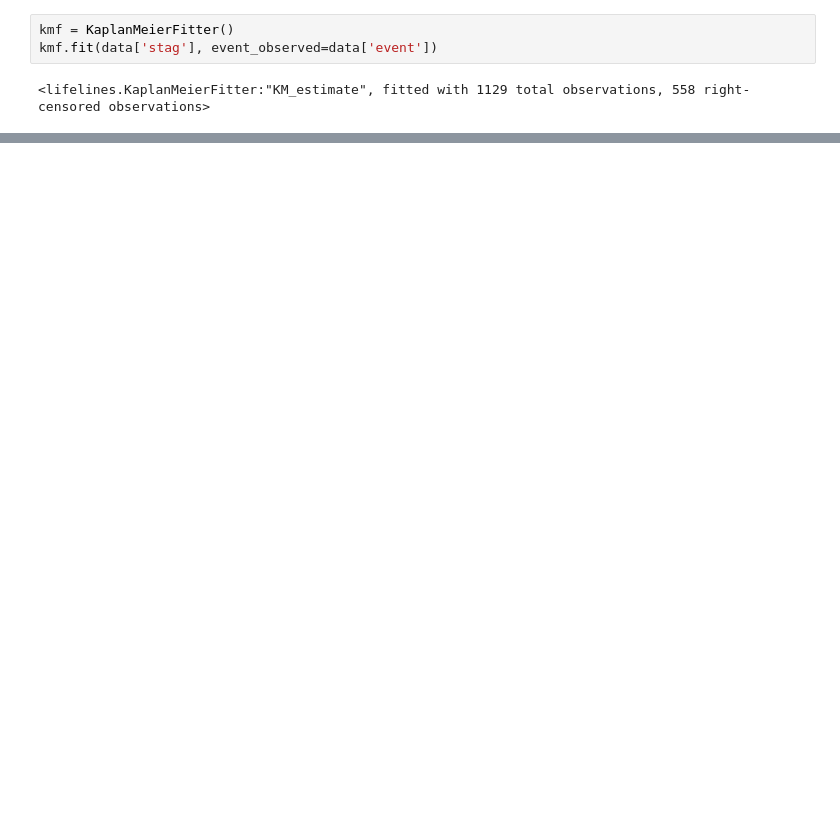
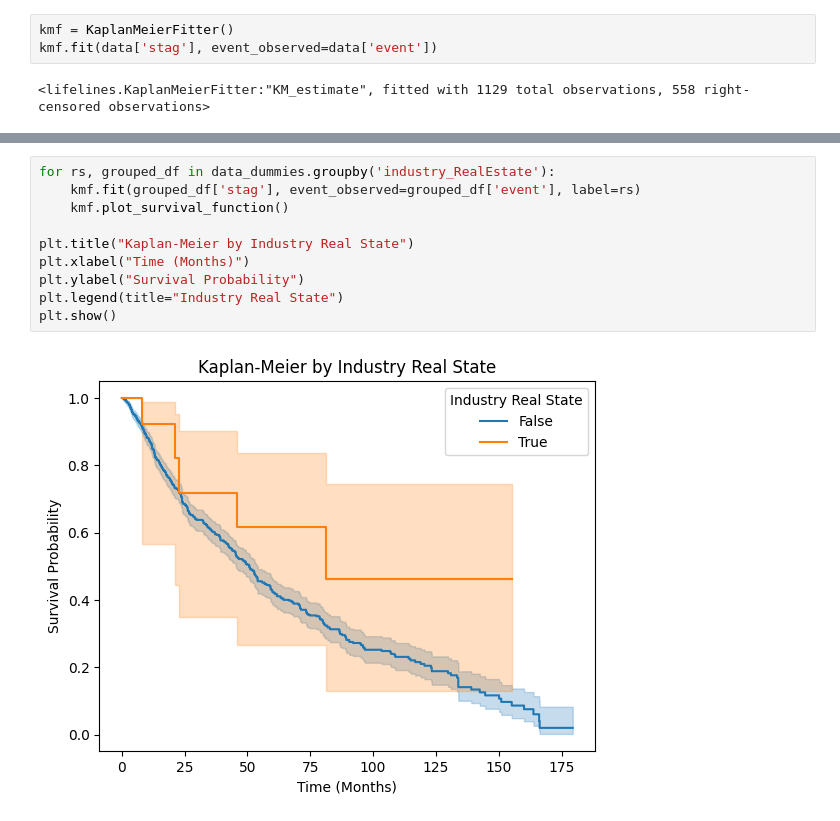
Before and after one commit to DiegoMZD/EmployeeTurnover, a Jupyter notebook: notebooks/02_survival_analysis.ipynb, the cells around one changed output, grey strips where cells are left out. Drawn from its saved outputs; the diff is of its cells as text; blank space fills up the shorter version.

```diff
--- a/notebooks/02_survival_analysis.ipynb
+++ b/notebooks/02_survival_analysis.ipynb
@@ -28,0 +168,12 @@ plt.show()
+# %%
+for rs, grouped_df in data_dummies.groupby('industry_RealEstate'):
+    kmf.fit(grouped_df['stag'], event_observed=grouped_df['event'], label=rs)
+    kmf.plot_survival_function()
+
+plt.title("Kaplan-Meier by Industry Real State")
+plt.xlabel("Time (Months)")
+plt.ylabel("Survival Probability")
+plt.legend(title="Industry Real State")
+plt.show()
+# %% [output]
+[figure, added]
```
Also changed, not shown: parts of 27 cells of this notebook.
